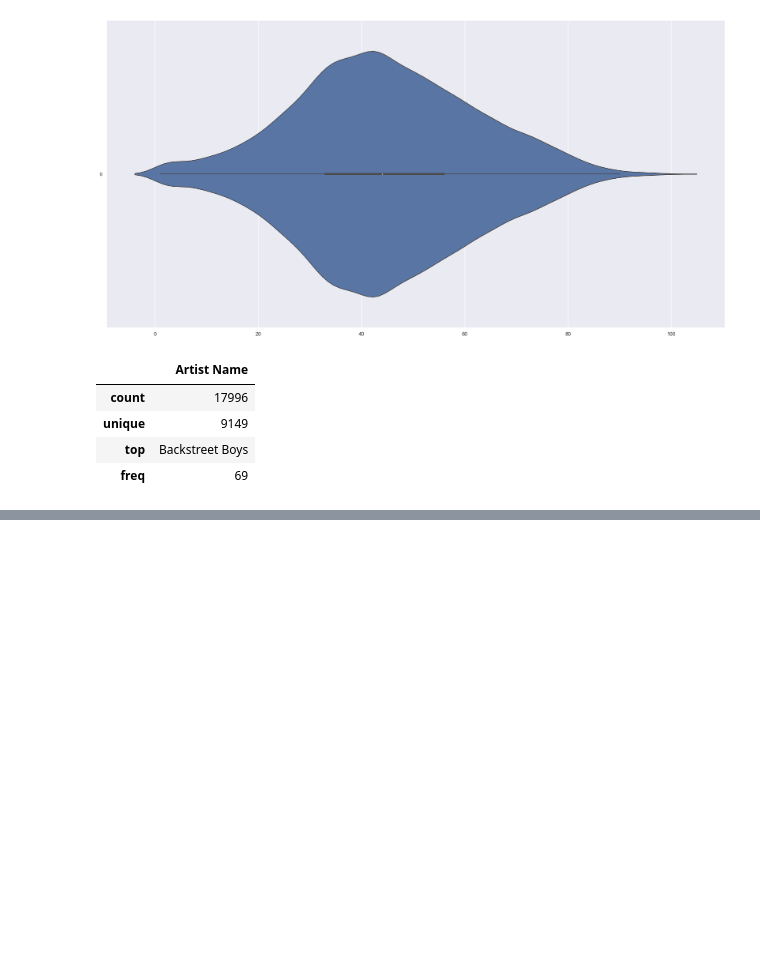
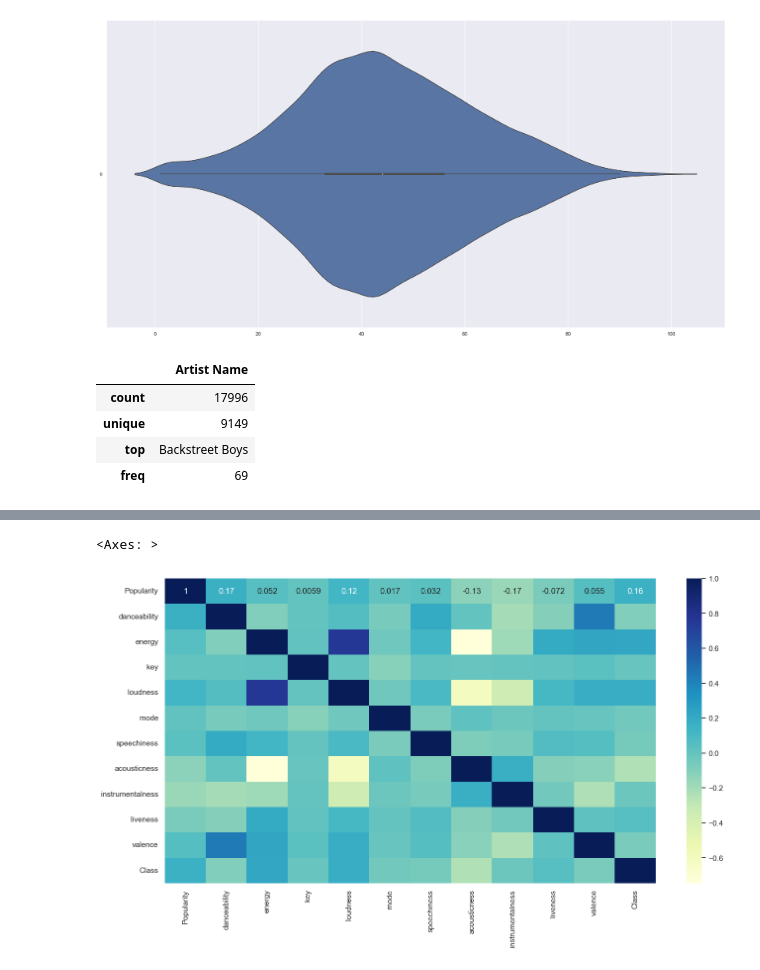
Before and after one commit to cianmung/SC1015---Mini-Project, a Jupyter notebook: Project.ipynb, the cells around one changed output, grey strips where cells are left out. Cells and saved outputs as stored; diff of their text form; code cells hidden in the pictures; blank space fills up the shorter version.

```diff
--- a/Project.ipynb
+++ b/Project.ipynb
@@ -132,8 +119,0 @@ musicdata[['key']].describe()
-# %%
-# Define a mapping dictionary
-mapping = {0: 'No', 1: 'Yes'}
-
-# Convert numerical data to categorical data using mapping
-musicdata['mode_cat'] = musicdata['mode'].map(mapping)
-
-print(musicdata['mode_cat'])
@@ -160,0 +164,12 @@ Name: mode_cat, dtype: object
+# %%
+
+musicdata.isnull().sum()
+
+test = pd.DataFrame(musicdata[['Popularity','danceability', 'energy', 'key', 'loudness', 'mode', 'speechiness', 'acousticness', 'instrumentalness', 'liveness', 'valence', 'Class']])
+plt.figure(figsize=(16, 8))
+sb.set(style="whitegrid")
+corr = test.corr()
+sb.heatmap(corr,annot=True, cmap="YlGnBu")
+# %% [output]
+<Axes: >
+[figure, added]
```
Also changed, not shown: parts of 9 cells of this notebook.
